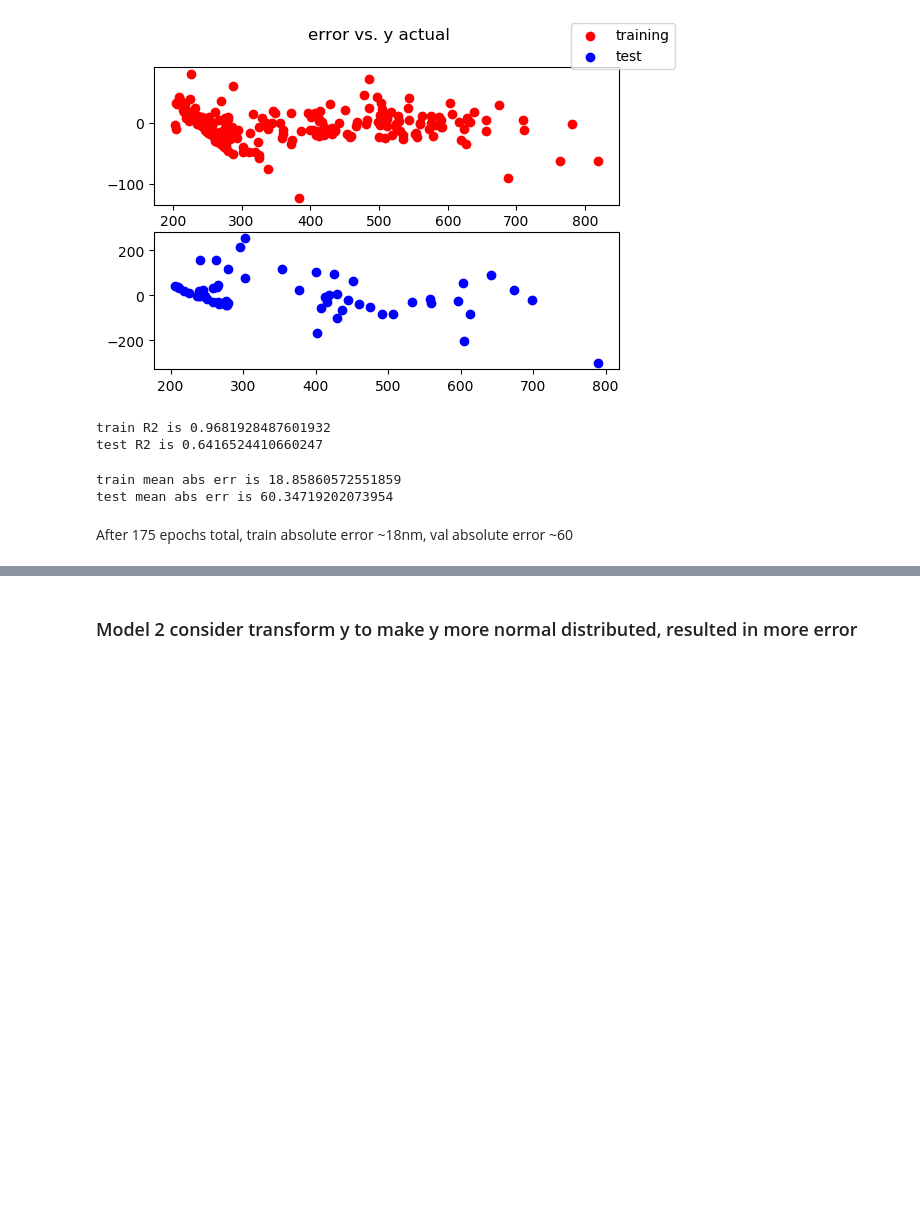
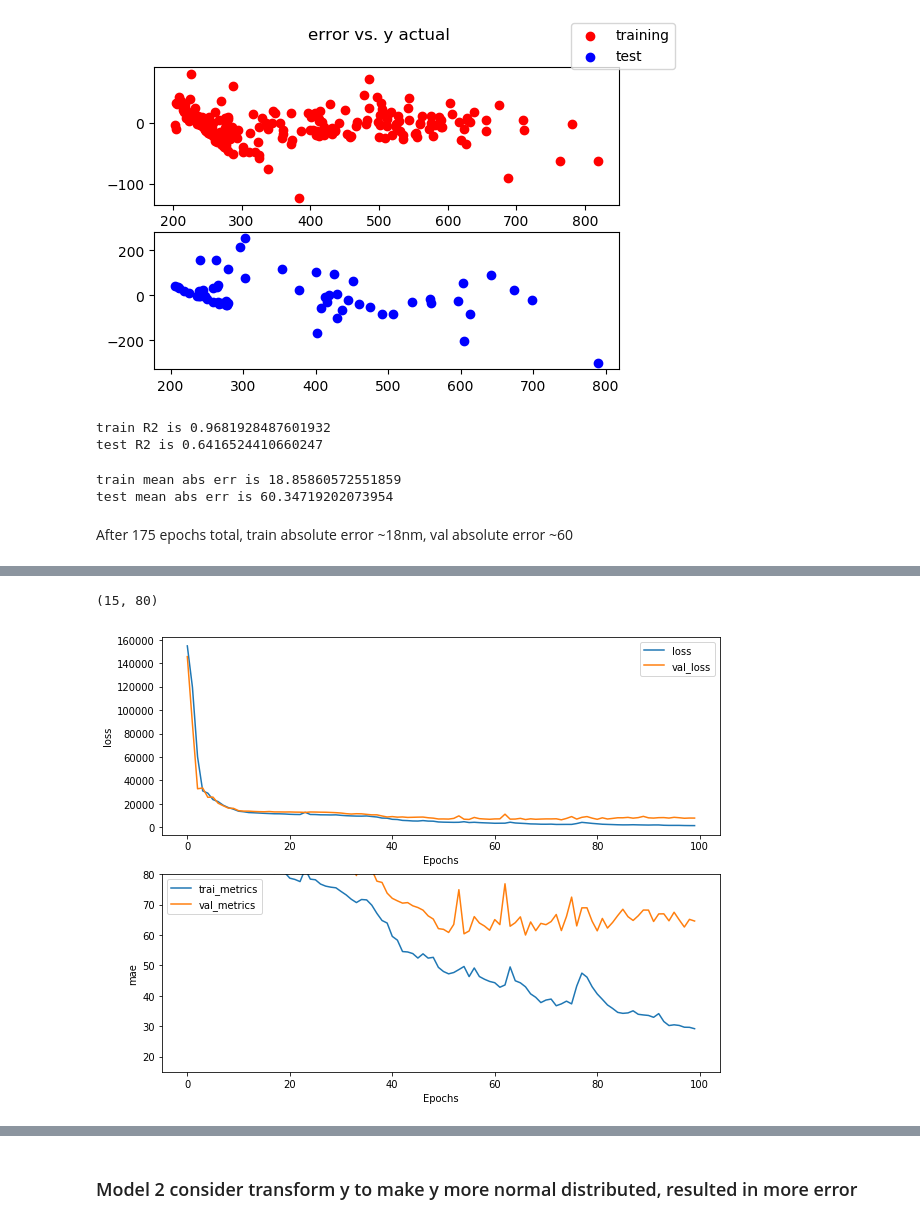
Before and after one commit to emissible/SPEEDCOM, a Jupyter notebook: SPEEDCOM/models/encode_smiles.ipynb, the cells around one changed output, grey strips where cells are left out. Saved outputs shown, nothing was run; the diff lists cells and outputs as text; code cells hidden in the pictures; blank space fills up the shorter version.

```diff
--- a/SPEEDCOM/models/encode_smiles.ipynb
+++ b/SPEEDCOM/models/encode_smiles.ipynb
@@ -240,0 +316,23 @@ After 175 epochs total, train absolute error ~18nm, val absolute error ~60
+# %%
+hist = history.history
+
+plt.figure(figsize=(10, 8))
+
+
+plt.subplot(211)
+plt.plot(hist['loss'], label = 'loss')
+plt.plot(hist['val_loss'], label='val_loss')
+plt.legend()
+plt.xlabel("Epochs")
+plt.ylabel("loss")
+
+plt.subplot(212)
+plt.plot(hist['mean_absolute_error'], label = 'trai_metrics')
+plt.plot(hist['val_mean_absolute_error'], label='val_metrics')
+plt.legend()
+plt.xlabel("Epochs")
+plt.ylabel("mae")
+plt.ylim(15,80)
+# %% [output]
+(15, 80)
+[figure, added]
```
Also changed, not shown: parts of 51 cells of this notebook, 2 other files.
